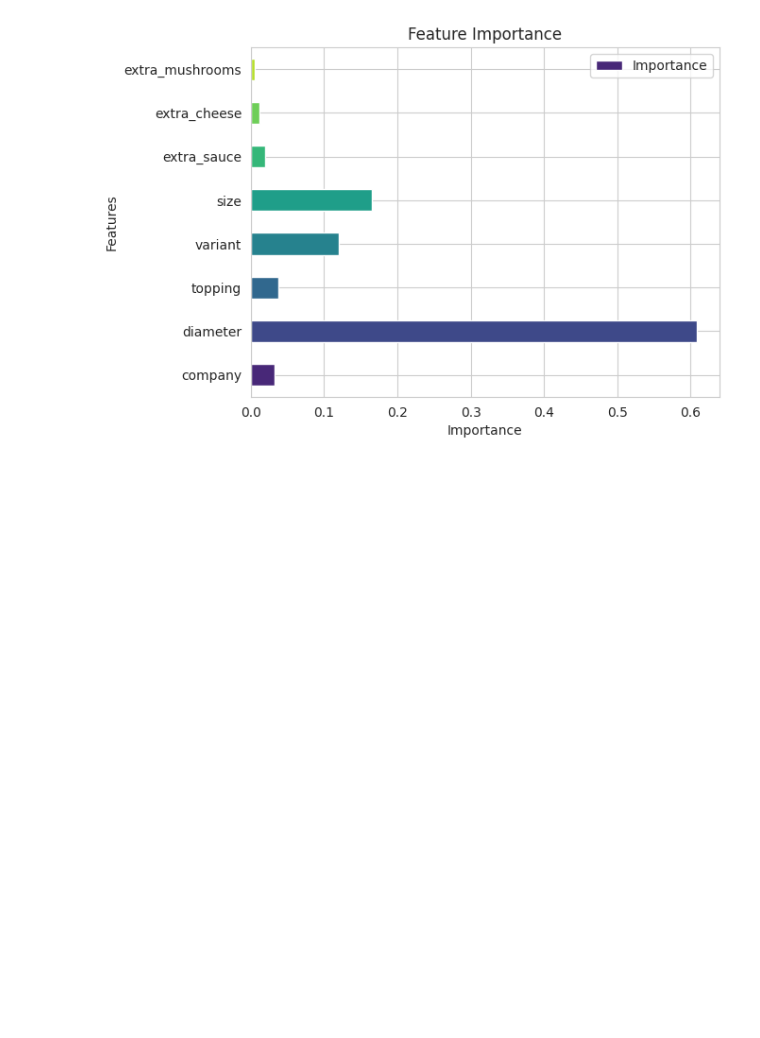
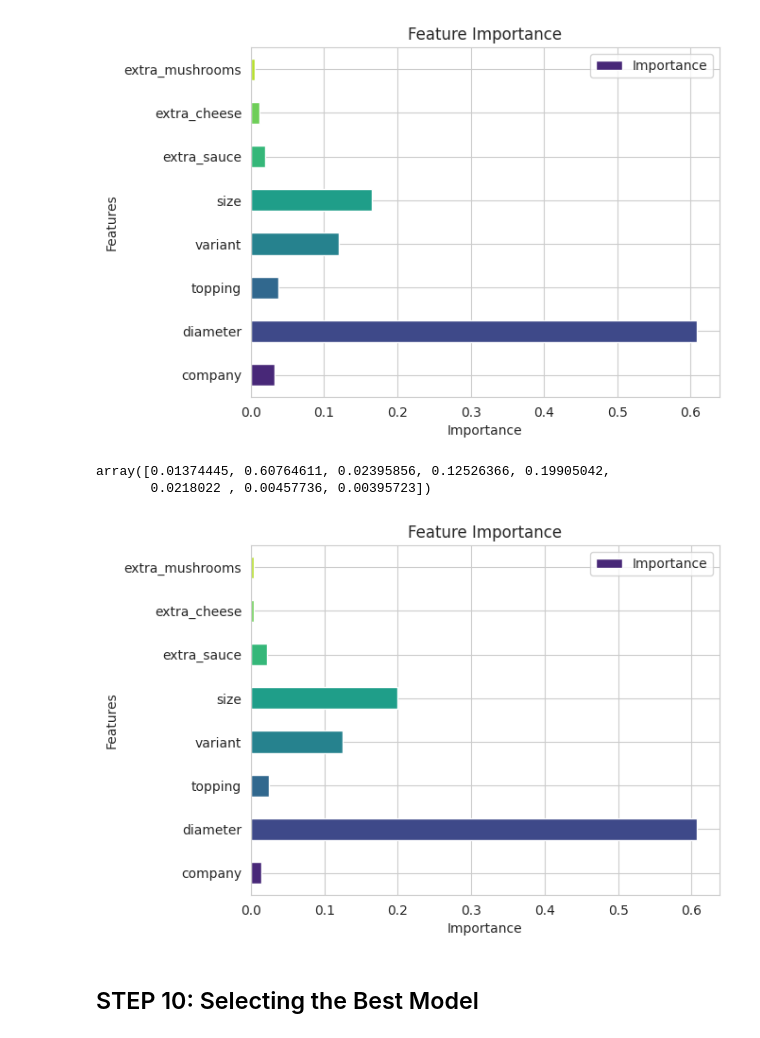
Before and after one commit to SurekhaBerlin/Pizza-price-prediction-using-ML, a Jupyter notebook: Pizza_Price_Prediction_using_Machine_Learning_.ipynb, the cells around one changed output. Saved outputs shown, nothing was run; the diff lists cells and outputs as text; code cells hidden in the pictures; blank space fills up the shorter version.

```diff
--- a/Pizza_Price_Prediction_using_Machine_Learning_.ipynb
+++ b/Pizza_Price_Prediction_using_Machine_Learning_.ipynb
@@ -864,3 +864,28 @@ plt.ylabel('Features')
 plt.show()
 # %% [output]
 [figure]
+# %%
+DT.feature_importances_
+# %% [output]
+array([0.01374445, 0.60764611, 0.02395856, 0.12526366, 0.19905042,
+       0.0218022 , 0.00457736, 0.00395723])
+# %%
+DT_feature = pd.DataFrame({'Features':X_train.columns,'Importance':DT.feature_importances_})
+# %%
+# Create a seaborn color palette (e.g., 'viridis') with as many colors as features
+palette = sns.color_palette("viridis", len(rf_feature))
+
+# Plot the bar chart using the custom color palette
+DT_feature.plot(kind='barh', x='Features', y='Importance', color=palette)
+
+# Add title and labels for clarity
+plt.title('Feature Importance')
+plt.xlabel('Importance')
+plt.ylabel('Features')
+
+# Show the plot
+plt.show()
+# %% [output]
+[figure, added]
+# %% [markdown]
+## STEP 10: Selecting the Best Model
```
